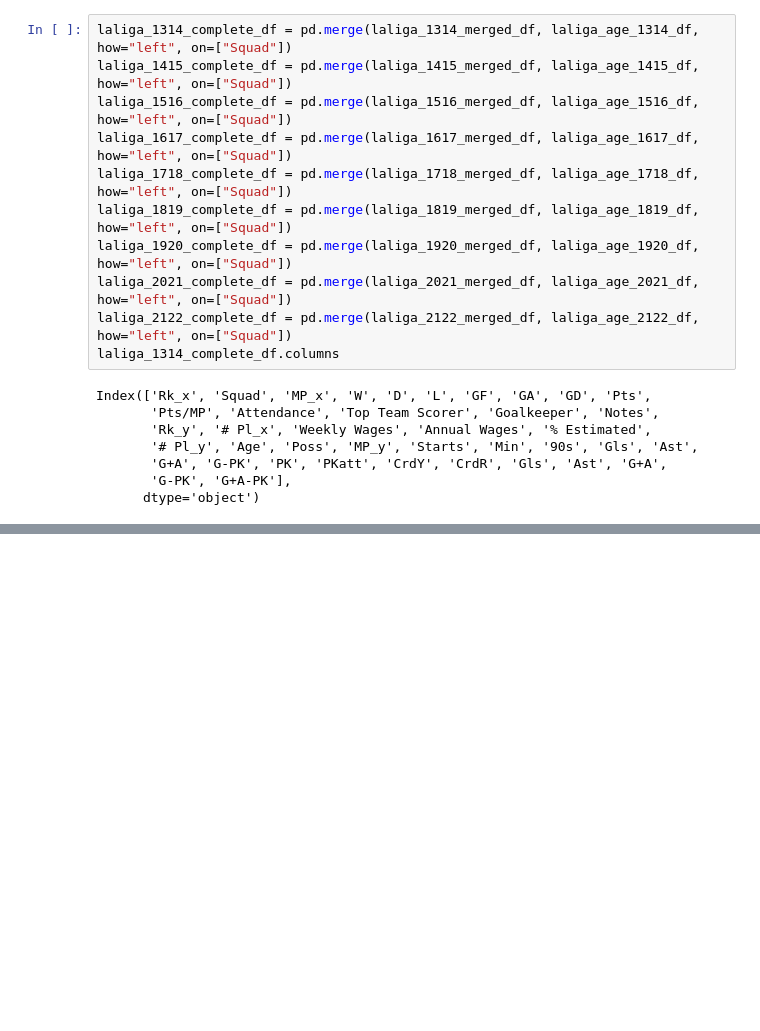
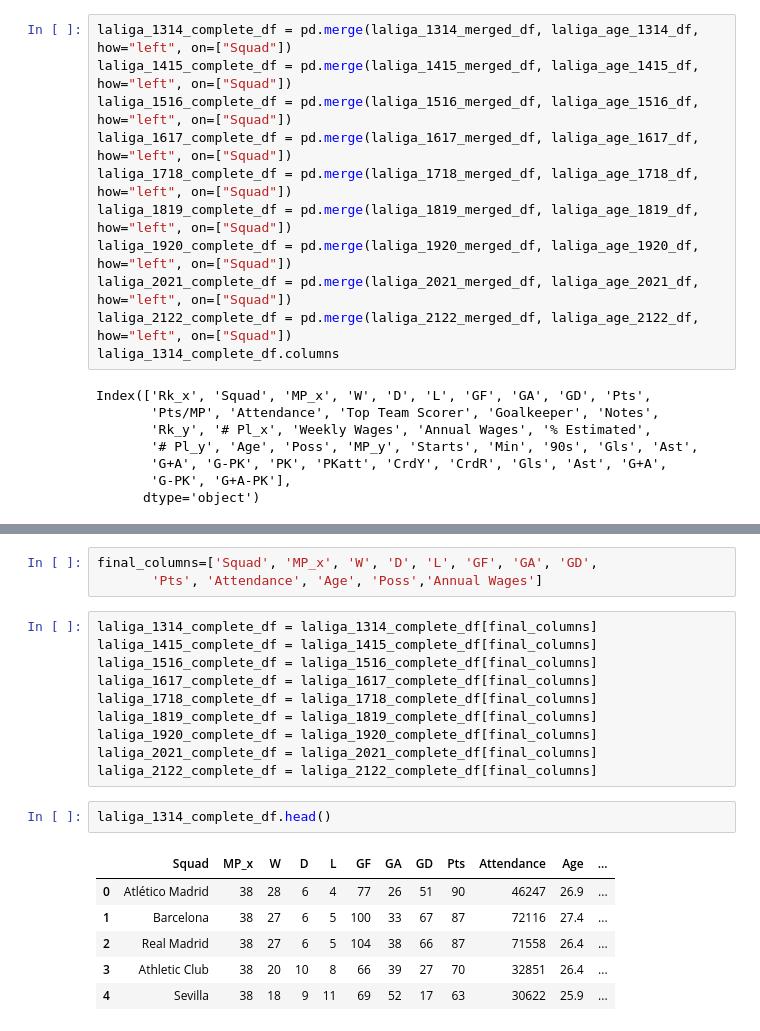
Before and after one commit to Gavin-Toole/Project_4_football, a Jupyter notebook: Data Scapping/LaLiga_allseasons.ipynb, the cells around one changed output, grey strips where cells are left out. Drawn from its saved outputs; the diff is of its cells as text; blank space fills up the shorter version.

```diff
--- a/Data Scapping/LaLiga_allseasons.ipynb
+++ b/Data Scapping/LaLiga_allseasons.ipynb
@@ -244,0 +177,22 @@ KeyError: "['pounds' 'dollars' 'Annual Wages' 'discard'] not found in axis"
+# %%
+final_columns=['Squad', 'MP_x', 'W', 'D', 'L', 'GF', 'GA', 'GD',
+       'Pts', 'Attendance', 'Age', 'Poss','Annual Wages']
+# %%
+laliga_1314_complete_df = laliga_1314_complete_df[final_columns]
+laliga_1415_complete_df = laliga_1415_complete_df[final_columns]
+laliga_1516_complete_df = laliga_1516_complete_df[final_columns]
+laliga_1617_complete_df = laliga_1617_complete_df[final_columns]
+laliga_1718_complete_df = laliga_1718_complete_df[final_columns]
+laliga_1819_complete_df = laliga_1819_complete_df[final_columns]
+laliga_1920_complete_df = laliga_1920_complete_df[final_columns]
+laliga_2021_complete_df = laliga_2021_complete_df[final_columns]
+laliga_2122_complete_df = laliga_2122_complete_df[final_columns]
+# %%
+laliga_1314_complete_df.head()
+# %% [output]
+|  | Squad | MP_x | W | D | L | GF | GA | GD | Pts | Attendance | Age | ... |
+| 0 | Atlético Madrid | 38 | 28 | 6 | 4 | 77 | 26 | 51 | 90 | 46247 | 26.9 | ... |
+| 1 | Barcelona | 38 | 27 | 6 | 5 | 100 | 33 | 67 | 87 | 72116 | 27.4 | ... |
+| 2 | Real Madrid | 38 | 27 | 6 | 5 | 104 | 38 | 66 | 87 | 71558 | 26.4 | ... |
+| 3 | Athletic Club | 38 | 20 | 10 | 8 | 66 | 39 | 27 | 70 | 32851 | 26.4 | ... |
+| 4 | Sevilla | 38 | 18 | 9 | 11 | 69 | 52 | 17 | 63 | 30622 | 25.9 | ... |
```
Also changed, not shown: parts of 34 cells of this notebook, 5 other files.
